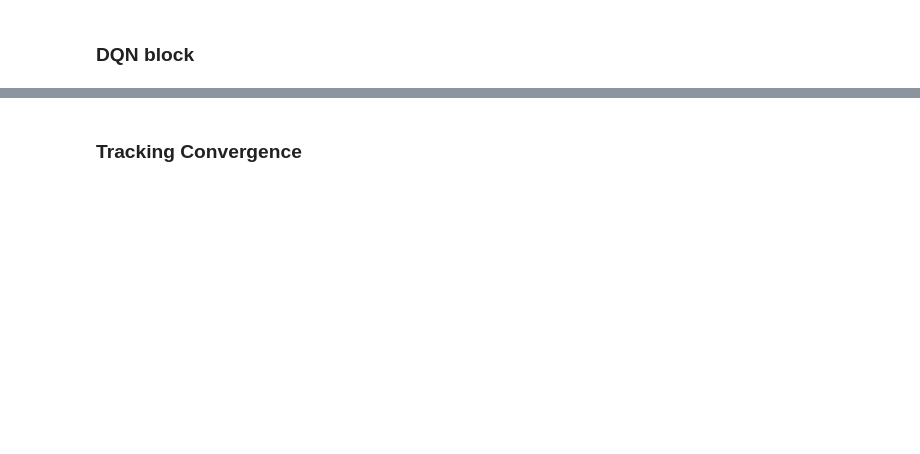
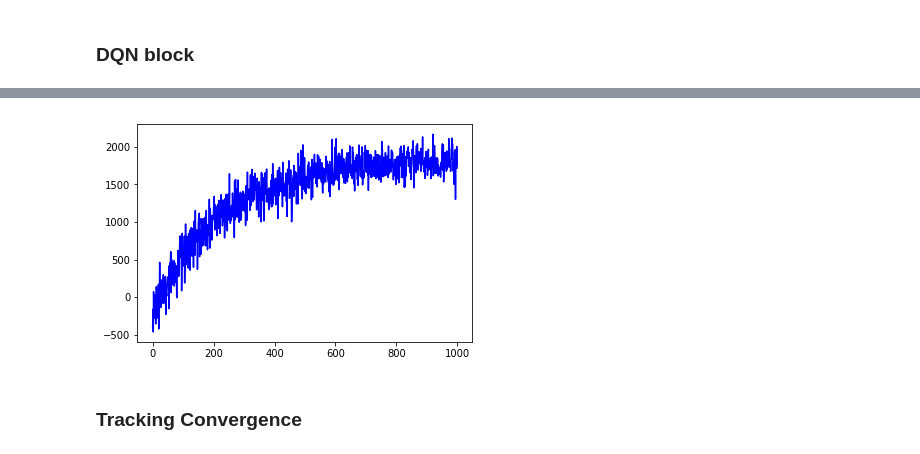
Before and after one commit to agodika/deep-rl-cab, a Jupyter notebook: DQN_Agent_Arch2-Anuraag.ipynb, the cells around one changed output, grey strips where cells are left out. Saved outputs shown, nothing was run; the diff lists cells and outputs as text; code cells hidden in the pictures; blank space fills up the shorter version.

Commit message:
Add a run of arch2 with 1000 episodes, and its h5 file

```diff
--- a/DQN_Agent_Arch2-Anuraag.ipynb
+++ b/DQN_Agent_Arch2-Anuraag.ipynb
@@ -165,0 +166,12 @@ Episodes = 24*30
+# %%
+# test code
+env = CabDriver()
+_,_,state = env.reset()
+print(len(env.state_encod_arch1(state)))
+agent = DQNAgent(len(env.state_encod_arch2(state, tuple((0,0)))), 1)
+agent.epsilon = 0
+
+action = agent.get_action(env.state_init, env)
+print(action)
+print(env.action_space.index(action))
+env.next_state_func(state, action, Time_matrix)
@@ -166,55 +183,62 @@ Episodes = 24*30
+# %%
+Episodes = 1000
 # %% [markdown]
 ### DQN block
 # %%
+env = CabDriver()
+action_space, state_space, state = env.reset()
+state_size = len(env.state_encod_arch2(state, tuple((0,0))))
+agent = DQNAgent(state_size, 1)
+scores, episodes = [], []
+
+
 for episode in range(Episodes):
 
     # Write code here
-    done = False
-    score = 0
     # Call the environment
     env = CabDriver()
+    _, _, state = env.reset()
     # Call all the initialised variables of the environment
-    action_space = env.action_space
-    state_space = env.state_space
+    terminal_state = False
+    hours_run = 0
+    total_reward = 0
 
-    action_size = len(action_space)
-    state_size = len(state_space)
-
-    #Call the DQN agent
-    agent = DQNAgent(action_size=action_size, state_size=state_size)
-
-    while !done:
-
+    # Call the DQN agent
+    # Every episode lasts 30 days
+    while not terminal_state:
         # Write your code here
         # 1. Pick epsilon-greedy action from possible actions for the current state
-        action = agent.get_action(state)
-        next_state, reward, done, info = env.step(action)
+        action = agent.get_action(state, env)
         # 2. Evaluate your reward and next state
+        reward = env.reward_func(state, action, Time_matrix)
+        next_state, trip_hours = env.next_state_func(state, action, Time_matrix)
         # 3. Append the experience to the memory
-        agent.append_sample(state, action, reward, next_state, done)
+        agent.append_sample(state, action, reward, next_state)
         # 4. Train the model by calling function agent.train_model
-        agent.train_model()
+        agent.train_model(env)
+        # 5. Keep a track of rewards, Q-values, loss
+        total_reward = total_reward + reward
+        if state in States_track.keys():
+            States_track[state].append(agent.model.predict(env.state_encod_arch2(state, action).T))
 
-        score += reward
         state = next_state
+        hours_run = hours_run + trip_hours
+        terminal_state = (hours_run >= 24*30)
 
-    # 5. Keep a track of rewards, Q-values, loss
-    rewards_per_episode.append(score)
+    scores.append(total_reward)
     episodes.append(episode)
 
-    # epsilon decay
-    if agent.epsilon > agent.epsilon_min:
-        agent.epsilon *= agent.epsilon_decay
+    # Decay in ε after each episode
+    agent.epsilon = max(agent.epsilon_min, agent.epsilon * agent.epsilon_decay)
 
-    # every episode:
-    print("episode {0}, reward {1}, memory_length {2}, epsilon {3}".format(episode,
-                                                                         score,
+    #save the model
+    if episode % 25 == 0:
+        print("episode {0}, reward {1}, memory_length {2}, epsilon {3}".format(episode,
+                                                                         total_reward,
                                                                          len(agent.memory),
                                                                          agent.epsilon))
-    # every few episodes:
-    if episode % 10 == 0:
-        # store q-values of some prespecified state-action pairs
-        # q_dict = agent.store_q_values()
+        agent.model.save_weights("./dqn_arch2.h5")
 
-        # save model weights
-        agent.save_model_weights(name="model_weights.h5")
+
+pylab.plot(episodes, scores, 'b')
+# %% [output]
@@ -221,2 +263,3 @@ for episode in range(Episodes):
+[figure, added]
 # %% [markdown]
 ### Tracking Convergence
```
Also changed, not shown: parts of 12 cells of this notebook, 1 other file.
